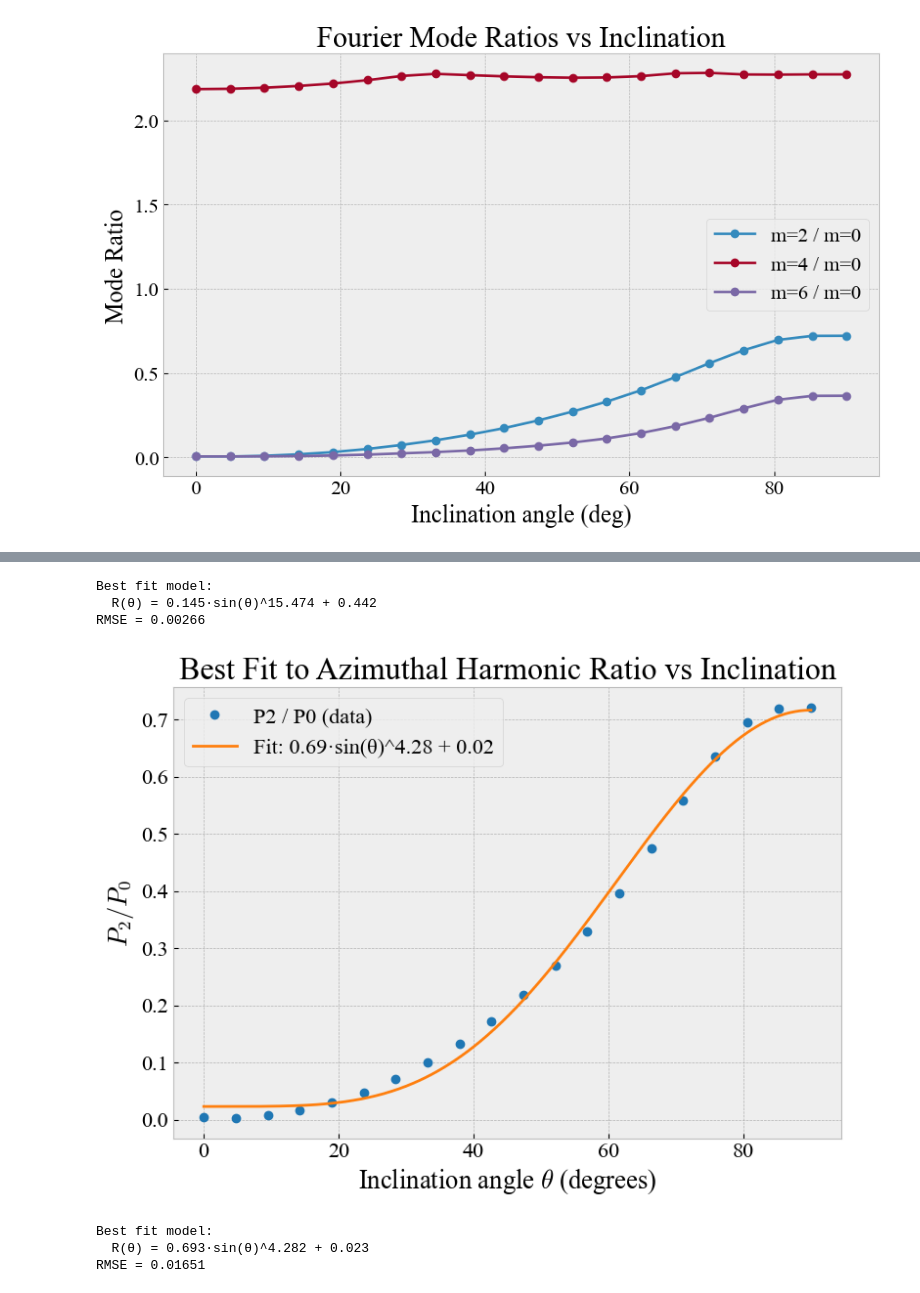
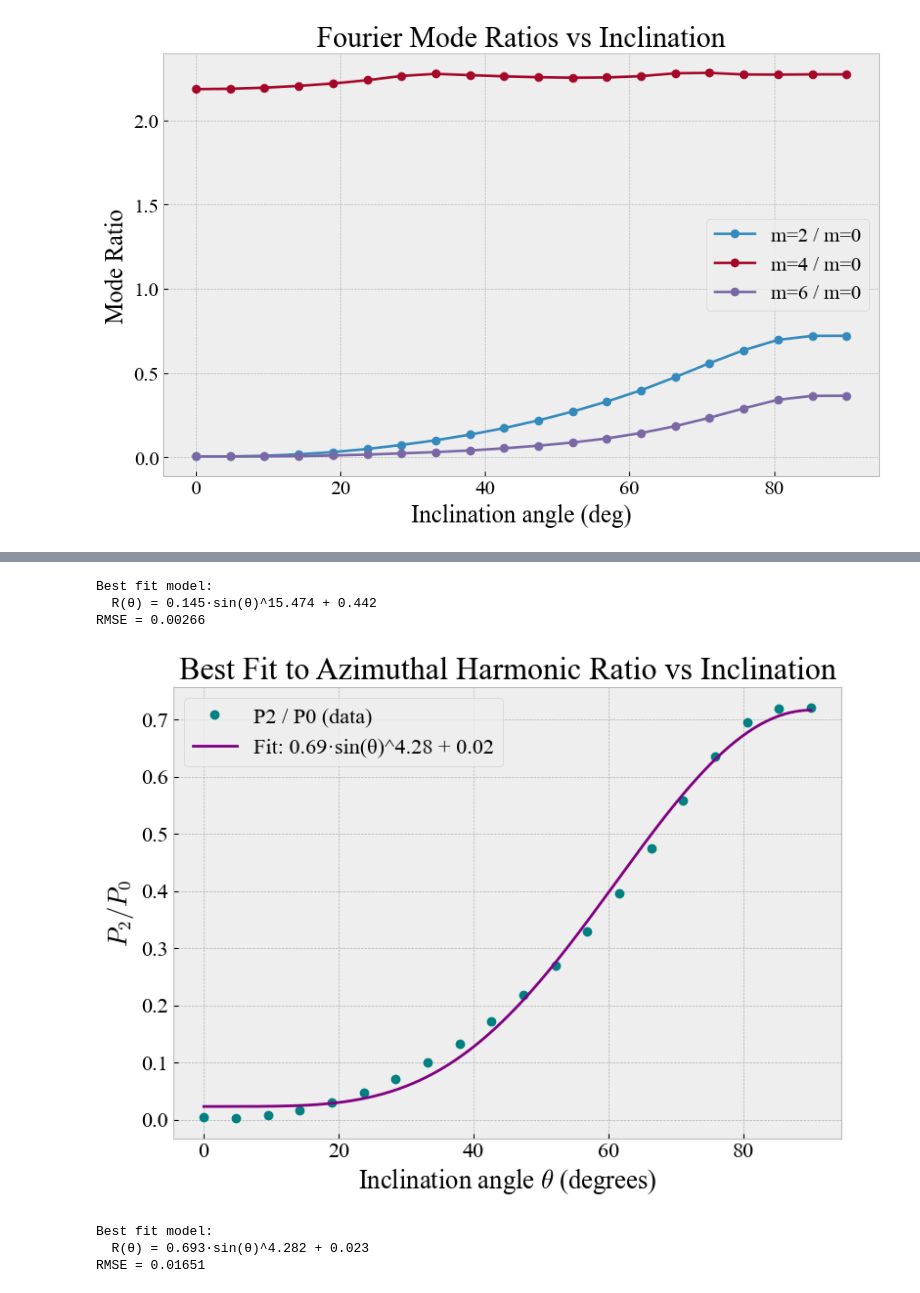
Before and after one commit to michael-petersen/GalaxyIncIinations, a Jupyter notebook: SimulatedGalaxiesAndExpansions.ipynb, the cells around one changed output, grey strips where cells are left out. Cells and saved outputs as stored; diff of their text form; code cells hidden in the pictures.

```diff
--- a/SimulatedGalaxiesAndExpansions.ipynb
+++ b/SimulatedGalaxiesAndExpansions.ipynb
@@ -409,8 +409,8 @@ rmse = np.sqrt(np.mean((Rn2 - Rn2_pred)**2))
 
 # Plot
 plt.figure(figsize=(8,6))
-plt.plot(theta_deg, Rn2, 'o', label='P2 / P0 (data)', color='tab:blue')
-plt.plot(theta_fit, Rn_fit, '-', label=f'Fit: {A_fit:.2f}·sin(θ)^{C_fit:.2f} + {D_fit:.2f}', color='tab:orange')
+plt.plot(theta_deg, Rn2, 'o', label='P2 / P0 (data)', color='teal')
+plt.plot(theta_fit, Rn_fit, '-', label=f'Fit: {A_fit:.2f}·sin(θ)^{C_fit:.2f} + {D_fit:.2f}', color='purple')
 
 plt.xlabel(r"Inclination angle $\theta$ (degrees)")
 plt.ylabel(r"$P_2 / P_0$")
@@ -455,8 +455,8 @@ rmse = np.sqrt(np.mean((Rm2 - Rm2_pred)**2))
 
 # Plot
 plt.figure(figsize=(8,6))
-plt.plot(theta_deg, Rm2, 'o', label='P2 / P0 (data)', color='tab:blue')
-plt.plot(theta_fit, Rm_fit, '-', label=f'Fit: {A_fit:.2f}·sin(θ)^{C_fit:.2f} + {D_fit:.2f}', color='tab:orange')
+plt.plot(theta_deg, Rm2, 'o', label='P2 / P0 (data)', color='teal')
+plt.plot(theta_fit, Rm_fit, '-', label=f'Fit: {A_fit:.2f}·sin(θ)^{C_fit:.2f} + {D_fit:.2f}', color='purple')
 
 plt.xlabel(r"Inclination angle $\theta$ (degrees)")
 plt.ylabel(r"$P_2 / P_0$")
@@ -474,7 +474,7 @@ print(f"RMSE = {rmse:.5f}")
 Best fit model:
   R(θ) = 0.145·sin(θ)^15.474 + 0.442
 RMSE = 0.00266
-[figure, old version]
+[figure, new version]
 Best fit model:
   R(θ) = 0.693·sin(θ)^4.282 + 0.023
 RMSE = 0.01651
```
Also changed, not shown: parts of 3 cells of this notebook.
